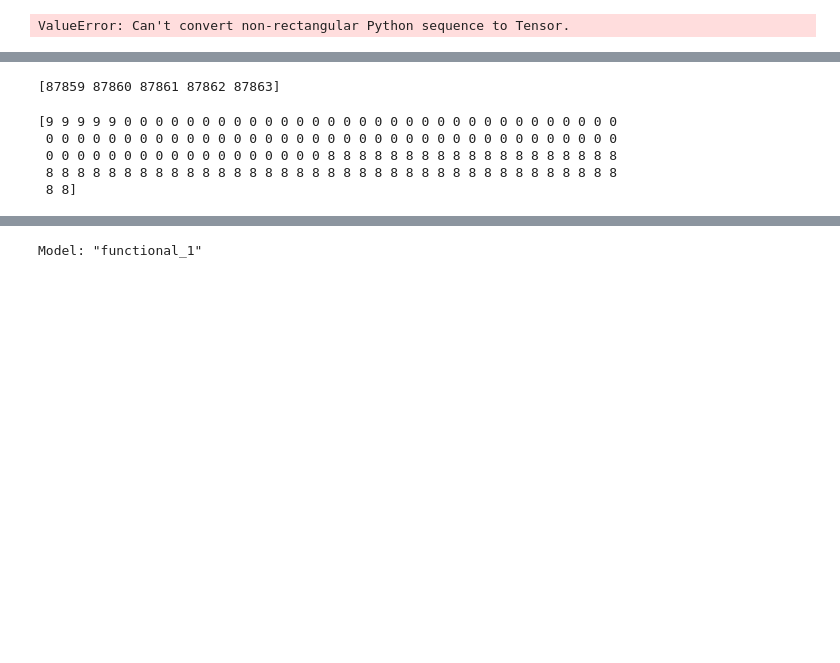
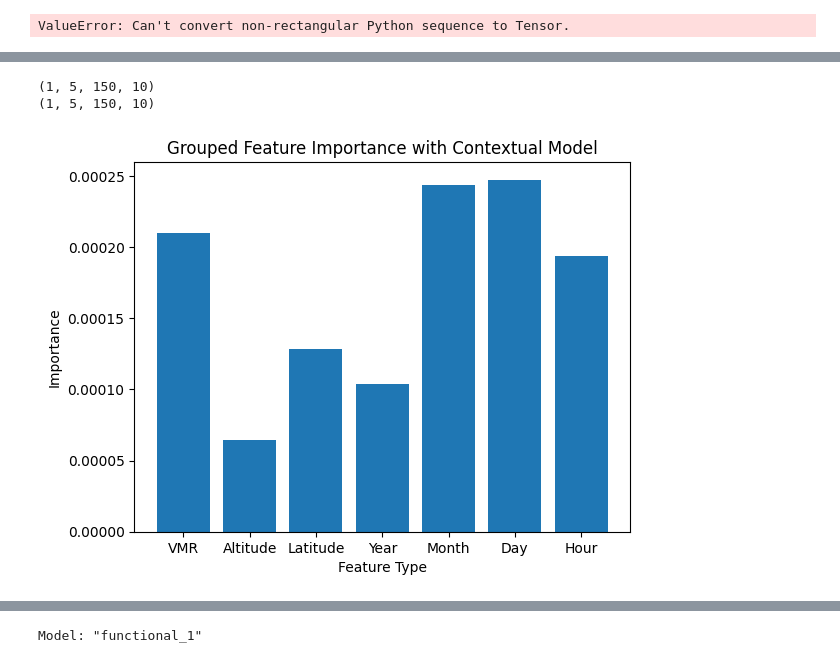
Before and after one commit to james-harvey-git/MPhys_Project, a Jupyter notebook: machine_learning.ipynb, the cells around one changed output, grey strips where cells are left out. Drawn from its saved outputs; the diff is of its cells as text; code cells hidden in the pictures; blank space fills up the shorter version.

```diff
--- a/machine_learning.ipynb
+++ b/machine_learning.ipynb
@@ -145,6 +137,19 @@ class ContextualAttention(Layer):
         attention_output = tf.matmul(attention_weights, value)  # [batch_size, n_profiles, value_dim]
 
         return attention_output, attention_weights
+
+def compute_saliency_with_contextual_attention(model, X, indicators):
+    """
+    Compute saliency with the contextual attention model.
+    """
+    X_tensor = tf.convert_to_tensor(X)
+    indicators_tensor = tf.convert_to_tensor(indicators)
+
+    with tf.GradientTape() as tape:
+        tape.watch(X_tensor)
+        predictions = model([X_tensor, indicators_tensor])
+    gradients = tape.gradient(predictions, X_tensor)
+    return np.abs(gradients.numpy())
 # %%
 def build_contextual_cnn_lstm_model(n_profiles, n_altitudes, n_features):
     inputs = tf.keras.Input(shape=(n_profiles, n_altitudes, n_features))
@@ -449,13 +465,42 @@ plt.show()
-# %%
-print(date_indices_example)
-# %% [output]
-[87859 87860 87861 87862 87863]
-# %%
-flags = h2o_flags['quality_flag'][18562].values
-print(flags)
-# %% [output]
-[9 9 9 9 9 0 0 0 0 0 0 0 0 0 0 0 0 0 0 0 0 0 0 0 0 0 0 0 0 0 0 0 0 0 0 0 0
- 0 0 0 0 0 0 0 0 0 0 0 0 0 0 0 0 0 0 0 0 0 0 0 0 0 0 0 0 0 0 0 0 0 0 0 0 0
- 0 0 0 0 0 0 0 0 0 0 0 0 0 0 0 0 0 0 8 8 8 8 8 8 8 8 8 8 8 8 8 8 8 8 8 8 8
- 8 8 8 8 8 8 8 8 8 8 8 8 8 8 8 8 8 8 8 8 8 8 8 8 8 8 8 8 8 8 8 8 8 8 8 8 8
- 8 8]
+# %%
+# Feature importance for contextual model in making predictions for specificly randomly sampled sample
+
+# Sample random indices for evaluation
+random_indices = np.random.choice(X_test.shape[0], 2000, replace=False)
+X_test_sample = X_test[idx]
+X_test_sample = X_test_sample[np.newaxis, ...]
+print(X_test_sample.shape)
+X_test_sample_indicators = X_test_indicators[idx]
+X_test_sample_indicators = X_test_sample_indicators[np.newaxis, ...]
+X_test_sample_indicators_perturbed = X_test_sample_indicators.copy()
+
+# Compute saliency
+saliency = compute_saliency_with_contextual_attention(model, X_test_sample, X_test_sample_indicators)
+print(saliency.shape)
+
+# Aggregate saliency over profiles and altitudes
+feature_importance = np.mean(saliency, axis=(0, 1, 2))  # Aggregate across samples, profiles, and altitudes
+n_altitudes = len(h2o_data['altitude'].values)
+n_features = 10
+
+# Define feature groups
+feature_groups = {
+    "VMR": feature_importance[0],
+    "Altitude": feature_importance[1],
+    "Latitude": feature_importance[2],
+    "Year": feature_importance[3],
+    "Month": np.sum(feature_importance[4:6]),
+    "Day": np.sum(feature_importance[6:8]),
+    "Hour": np.sum(feature_importance[8:10]),
+}
+
+# Visualize grouped feature importance
+plt.bar(feature_groups.keys(), feature_groups.values())
+plt.xlabel("Feature Type")
+plt.ylabel("Importance")
+plt.title("Grouped Feature Importance with Contextual Model")
+plt.show()
+# %% [output]
+(1, 5, 150, 10)
+(1, 5, 150, 10)
+[figure, added]
```
Also changed, not shown: parts of 24 cells of this notebook, 1 other file.
